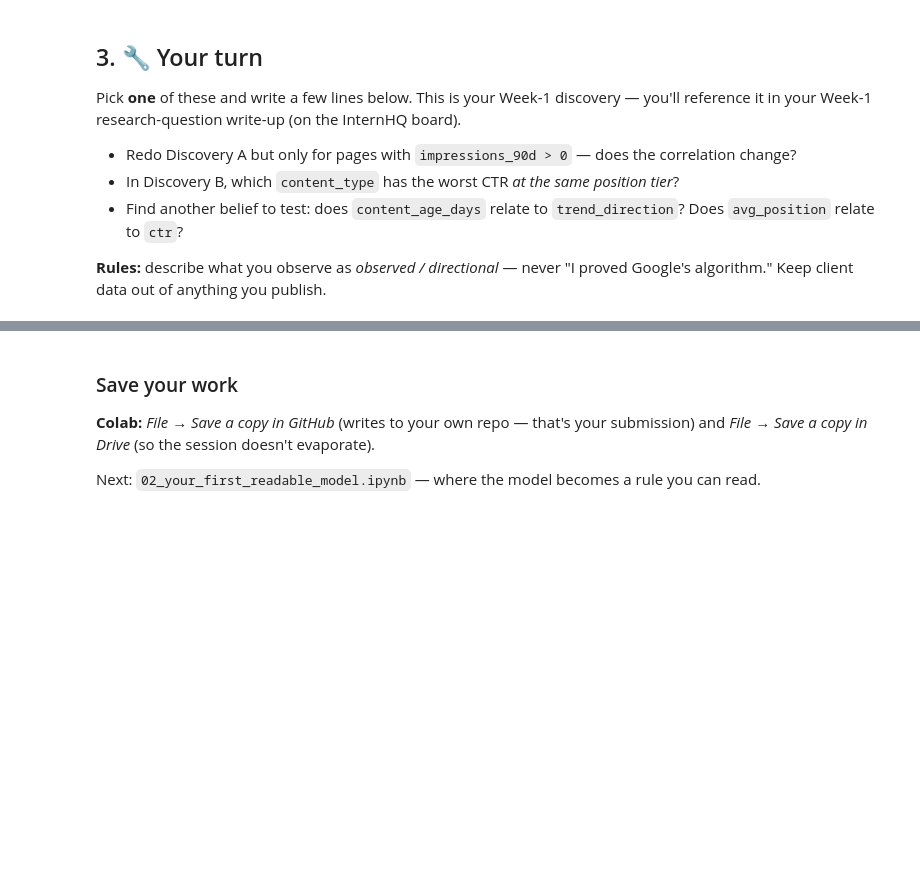
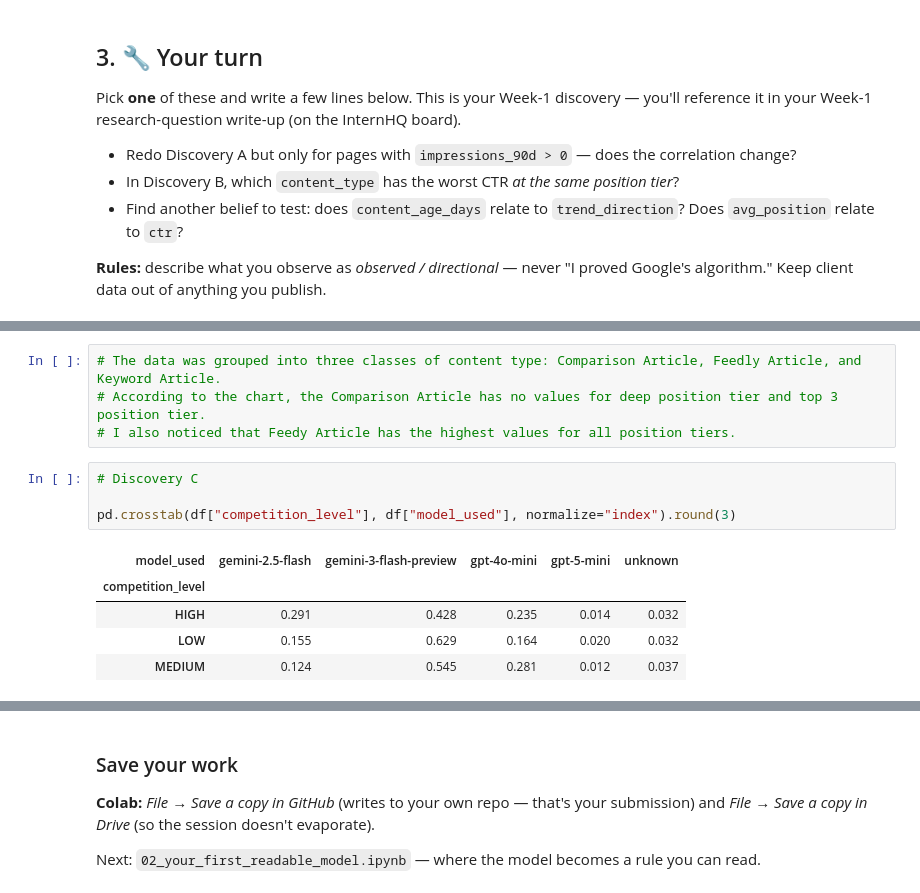
Before and after one commit to jomana2006/FlyRank-ML-Internship, a Jupyter notebook: 01_first_look_and_discovery.ipynb, the cells around one changed output, grey strips where cells are left out. Saved outputs shown, nothing was run; the diff lists cells and outputs as text; blank space fills up the shorter version.

```diff
--- a/01_first_look_and_discovery.ipynb
+++ b/01_first_look_and_discovery.ipynb
@@ -103,0 +207,14 @@ Pick **one** of these and write a few lines below. This is your Week-1 discovery
+# %%
+# The data was grouped into three classes of content type: Comparison Article, Feedly Article, and Keyword Article.
+# According to the chart, the Comparison Article has no values for deep position tier and top 3 position tier.
+# I also noticed that Feedy Article has the highest values for all position tiers.
+# %%
+# Discovery C
+
+pd.crosstab(df["competition_level"], df["model_used"], normalize="index").round(3)
+# %% [output]
+| model_used | gemini-2.5-flash | gemini-3-flash-preview | gpt-4o-mini | gpt-5-mini | unknown |
+| competition_level |  |  |  |  |  |
+| HIGH | 0.291 | 0.428 | 0.235 | 0.014 | 0.032 |
+| LOW | 0.155 | 0.629 | 0.164 | 0.020 | 0.032 |
+| MEDIUM | 0.124 | 0.545 | 0.281 | 0.012 | 0.037 |
```
Also changed, not shown: parts of 14 cells of this notebook.
